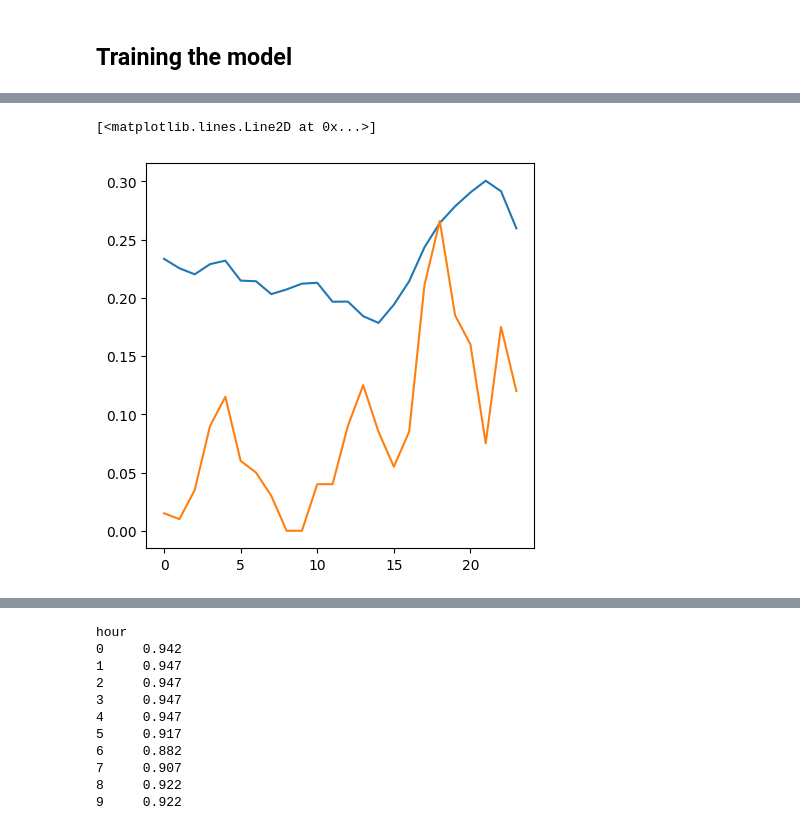
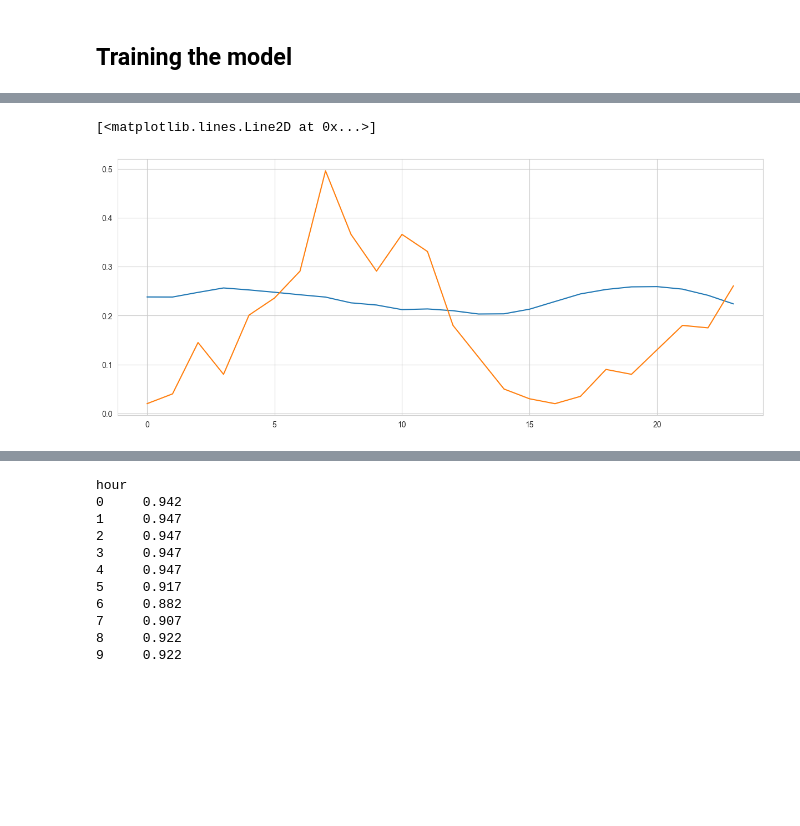
Before and after one commit to KarelMacek/zephyros, a Jupyter notebook: my_notebook.ipynb, the cells around one changed output, grey strips where cells are left out. Saved outputs shown, nothing was run; the diff lists cells and outputs as text; code cells hidden in the pictures; blank space fills up the shorter version.

```diff
--- a/my_notebook.ipynb
+++ b/my_notebook.ipynb
@@ -635,8 +615,8 @@ model = keras.Sequential([
 ])
 # %%
 model.compile(optimizer='adam',
-              loss='mean_squared_error',  # Using Mean Squared Error for regression problems
-              metrics=['mae'])  # Mean Absolute Error as a metric for regression
+              loss='mean_absolute_error',
+              metrics=['mae'])
 # %%
 model.fit(XX, yy, epochs=1000, batch_size=8, validation_split=0.1)
 # %% [output]
@@ -660,4 +640,5 @@ Epoch 1000/1000
 <keras.src.callbacks.History at 0x...>
 # %%
-model.predict(X_test.values) - y_test.values
+y_test_pred = model.predict(X_test.values)
+mean_absolute_error(y_test.values, y_test_pred)
 # %% [output]
@@ -690,11 +647,9 @@ mean_absolute_error(y_val_pred, y_val.values)
 # %%
-import matplotlib.pyplot as plt
-
-plt.plot(y_val_pred[20, :])
-plt.plot(y_val.iloc[20, :])
+plt.plot(y_test_pred[20, :])
+plt.plot(y_test.iloc[20, :]);
 # %% [output]
 [<matplotlib.lines.Line2D at 0x...>]
-[figure, old version]
+[figure, new version]
 # %%
 X_val.iloc[0, :]
 # %% [output]
```
Also changed, not shown: parts of 47 cells of this notebook.
